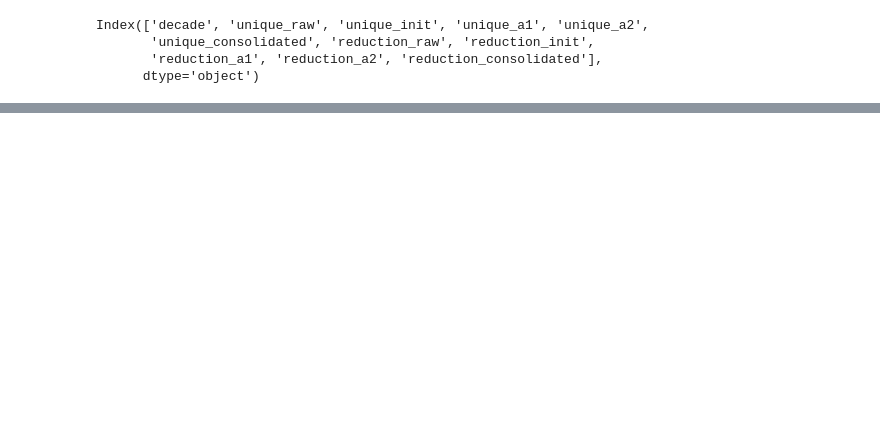
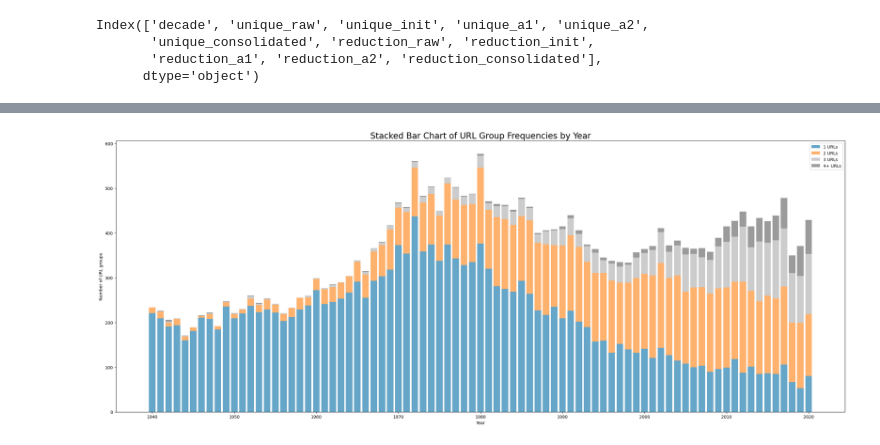
Before and after one commit to cogeorg/80YearsEconomicResearch, a Jupyter notebook: 020_author_names_recon/024_author_consolidation_summary.ipynb, the cells around one changed output, grey strips where cells are left out. Drawn from its saved outputs; the diff is of its cells as text; code cells hidden in the pictures; blank space fills up the shorter version.

```diff
--- a/020_author_names_recon/024_author_consolidation_summary.ipynb
+++ b/020_author_names_recon/024_author_consolidation_summary.ipynb
@@ -287,0 +333,30 @@ plot_unique_with_reduction_annotations(grouped[['decade', 'unique_raw', 'unique_
+# %%
+# Step 1: Group and bucket
+grouped = proc_auths.groupby(['url', 'year']).size().reset_index(name='count')
+grouped['bucket'] = grouped['count'].apply(lambda x: str(x) if x < 4 else '4+')
+
+# Step 2: Prepare pivoted data
+plot_data = grouped.groupby(['year', 'bucket']).size().reset_index(name='nums')
+pivot = plot_data.pivot(index='year', columns='bucket', values='nums').fillna(0).sort_index()
+
+# Step 3: Plot stacked bars
+plt.rcParams["figure.figsize"] = (25, 10)
+
+bottom = None
+for bucket in ['1', '2', '3', '4+']:
+    if bucket in pivot.columns:
+        if bottom is None:
+            plt.bar(pivot.index, pivot[bucket], label=f'{bucket} URLs', alpha=0.6)
+            bottom = pivot[bucket].copy()
+        else:
+            plt.bar(pivot.index, pivot[bucket], bottom=bottom, label=f'{bucket} URLs', alpha=0.6)
+            bottom += pivot[bucket]
+
+plt.title('Stacked Bar Chart of URL Group Frequencies by Year', size=20)
+plt.xlabel('Year')
+plt.ylabel('Number of URL groups')
+plt.legend()
+plt.tight_layout()
+plt.show()
+# %% [output]
+[figure, added]
```
Also changed, not shown: parts of 8 cells of this notebook.
